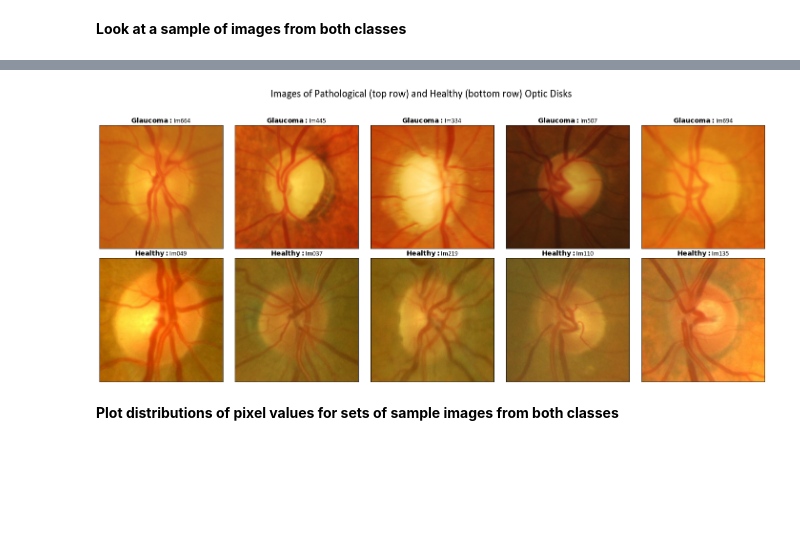
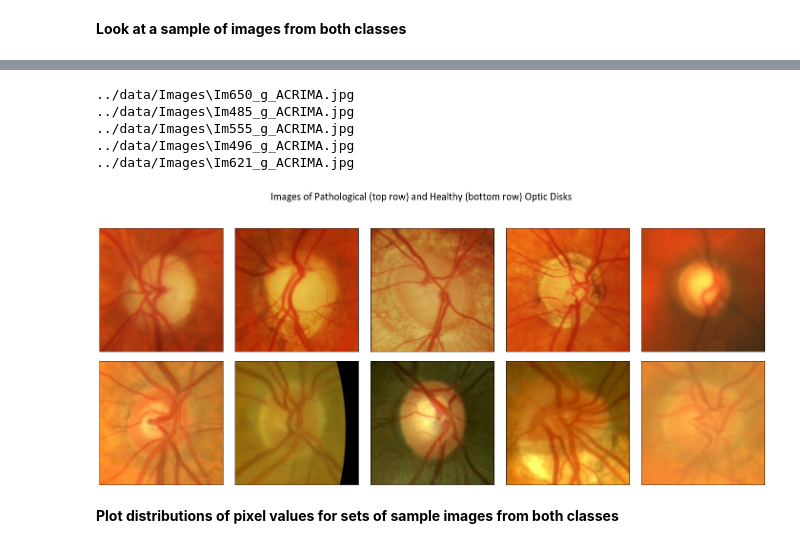
Before and after one commit to gigi-codes/wwc_hackathon_22, a Jupyter notebook: code/01_import_save_data.ipynb, the cells around one changed output, grey strips where cells are left out. Saved outputs shown, nothing was run; the diff lists cells and outputs as text; code cells hidden in the pictures; blank space fills up the shorter version.

Commit message:
added more figures and csv files

```diff
--- a/code/01_import_save_data.ipynb
+++ b/code/01_import_save_data.ipynb
@@ -53,39 +66,51 @@ healthy_images = files[files['label']==0]['file_path'].sample(5)
+# %%
+glaucoma_images = pd.read_csv('../data/glaucoma_images.csv')
+healthy_images = pd.read_csv('../data/healthy_images.csv')
+# %%
+for f in glaucoma_images['file_path']:
+    print(f)
+# %% [output]
+../data/Images\Im650_g_ACRIMA.jpg
+../data/Images\Im485_g_ACRIMA.jpg
+../data/Images\Im555_g_ACRIMA.jpg
+../data/Images\Im496_g_ACRIMA.jpg
+../data/Images\Im621_g_ACRIMA.jpg
 # %%
 fig, ax = plt.subplots(2, 5, figsize=(25,10))
 fig.suptitle('Images of Pathological (top row) and Healthy (bottom row) Optic Disks',
              size=22)
 
 plt.rcParams.update({'font.sans-serif':'Calibri'})
 
 plt.subplots_adjust(wspace=0.1,
                    hspace=0.05)
 
-for i, f in enumerate(glaucoma_images):
+for i, f in enumerate(glaucoma_images['file_path']):
     ax[0,i].imshow(Image.open(f))
-    ax[0,i].set_title(r"$\bf{Glaucoma: }$" + f"{Path(f).name[0:5]}", size=14)
+    ax[0,i].set_title(r"$\bf{Glaucoma: }$" + f"{Path(f).name[0:5]}", size=14, color='white')
     ax[0,i].tick_params(
         axis='both',
         which='both',
         bottom=False,
         left=False,
         labelbottom=False,
         labelleft=False)
 
-for i, f in enumerate(healthy_images):
+for i, f in enumerate(healthy_images['file_path']):
     ax[1,i].imshow(Image.open(f))
-    ax[1,i].set_title(r"$\bf{Healthy: }$" + f"{Path(f).name[0:5]}", size=14)
+    ax[1,i].set_title(r"$\bf{Healthy: }$" + f"{Path(f).name[0:5]}", size=14, color='white')
     ax[1,i].tick_params(
         axis='both',
         which='both',
         bottom=False,
         left=False,
         labelbottom=False,
         labelleft=False)
 
 # uncomment below to save figure
-plt.savefig('../figures/sample_images.png', bbox_inches='tight', dpi='figure')
+# plt.savefig('../figures/sample_images.png', bbox_inches='tight', dpi='figure')
 # %% [output]
-[figure, old version]
+[figure, new version]
 # %% [markdown]
 **Plot distributions of pixel values for sets of sample images from both classes**
 # %%
```
Also changed, not shown: parts of 20 cells of this notebook, 19 other files.
